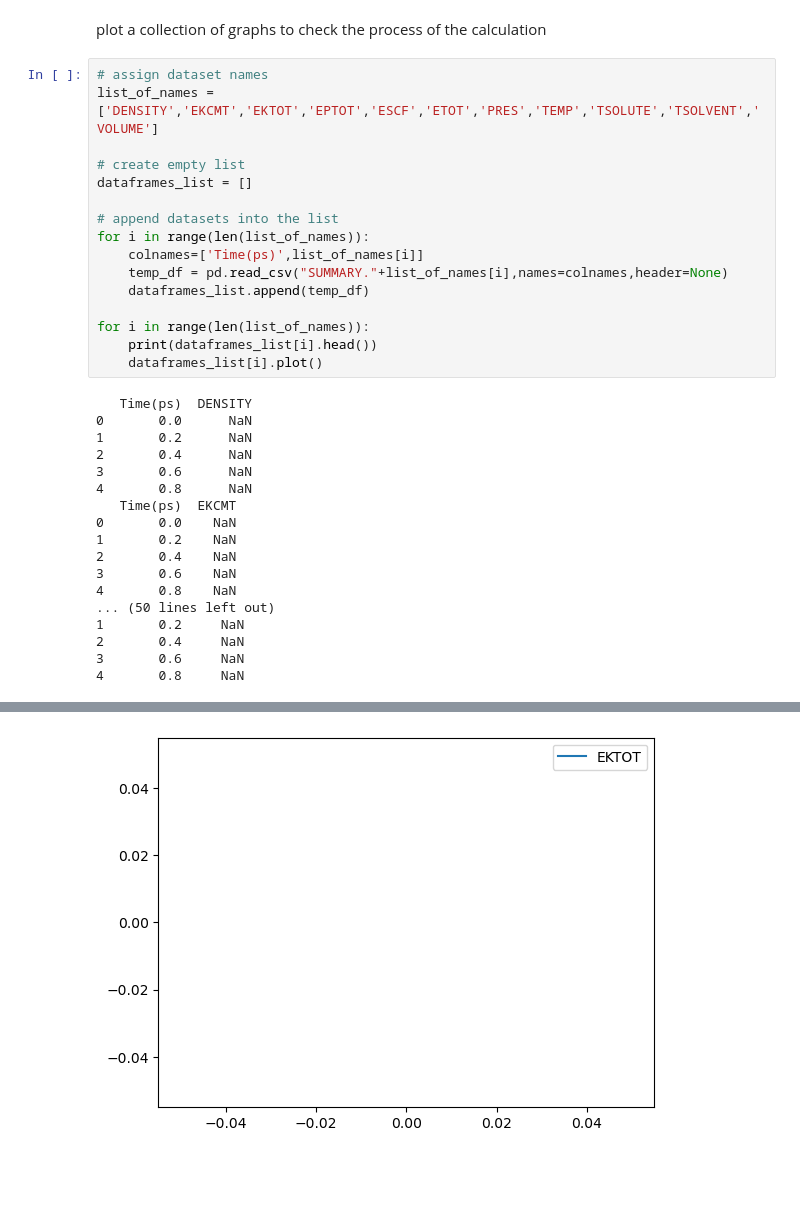
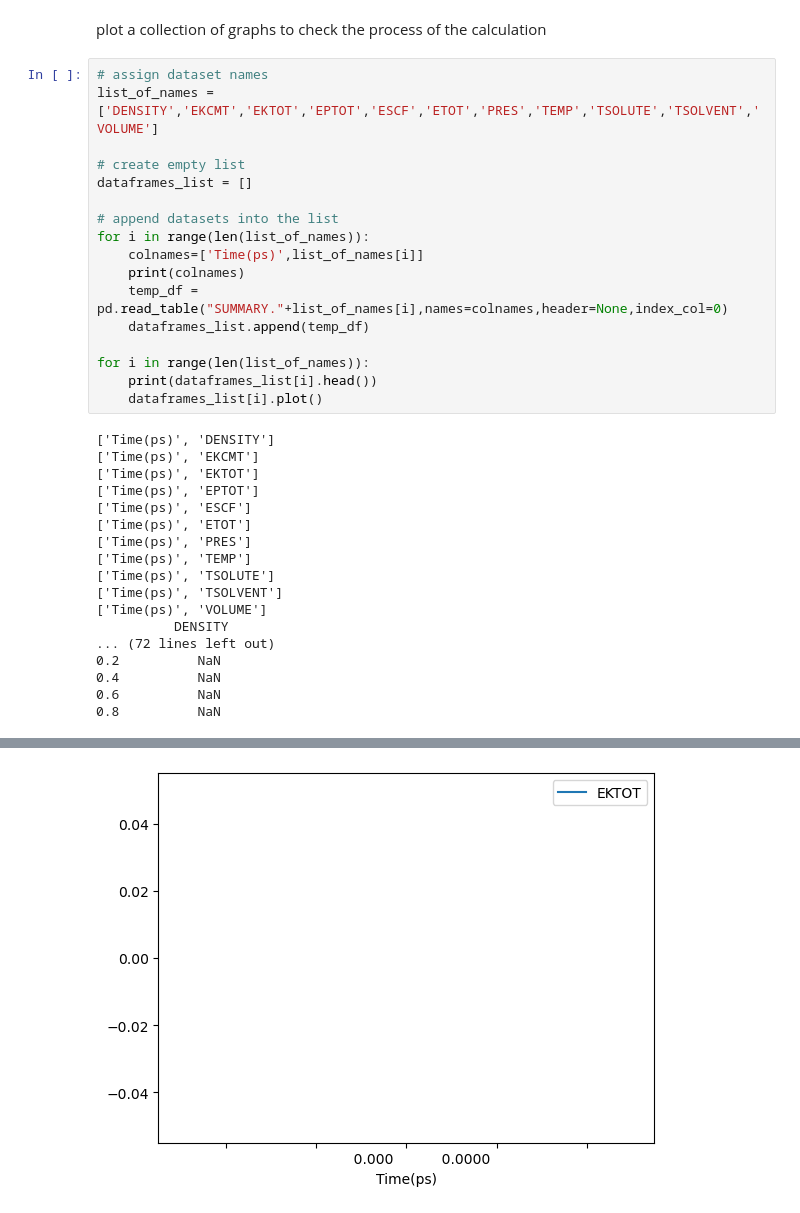
Before and after one commit to JordiVillaFreixa/Pau_TFG_DAO, a Jupyter notebook: analysis/mda_test2.ipynb, the cells around one changed output, grey strips where cells are left out. Cells and saved outputs as stored; diff of their text form; blank space fills up the shorter version.

```diff
--- a/analysis/mda_test2.ipynb
+++ b/analysis/mda_test2.ipynb
@@ -213,27 +213,28 @@ dataframes_list = []
 # append datasets into the list
 for i in range(len(list_of_names)):
     colnames=['Time(ps)',list_of_names[i]]
-    temp_df = pd.read_csv("SUMMARY."+list_of_names[i],names=colnames,header=None)
+    print(colnames)
+    temp_df = pd.read_table("SUMMARY."+list_of_names[i],names=colnames,header=None,index_col=0)
     dataframes_list.append(temp_df)
 
 for i in range(len(list_of_names)):
     print(dataframes_list[i].head())
     dataframes_list[i].plot()
 # %% [output]
-   Time(ps)  DENSITY
-0       0.0      NaN
-1       0.2      NaN
-2       0.4      NaN
-3       0.6      NaN
-4       0.8      NaN
-   Time(ps)  EKCMT
-0       0.0    NaN
-1       0.2    NaN
-2       0.4    NaN
-3       0.6    NaN
-4       0.8    NaN
-... (50 lines left out)
-1       0.2     NaN
-2       0.4     NaN
-3       0.6     NaN
-4       0.8     NaN
+['Time(ps)', 'DENSITY']
+['Time(ps)', 'EKCMT']
+['Time(ps)', 'EKTOT']
+['Time(ps)', 'EPTOT']
+['Time(ps)', 'ESCF']
+['Time(ps)', 'ETOT']
+['Time(ps)', 'PRES']
+['Time(ps)', 'TEMP']
+['Time(ps)', 'TSOLUTE']
+['Time(ps)', 'TSOLVENT']
+['Time(ps)', 'VOLUME']
+          DENSITY
+... (72 lines left out)
+0.2          NaN
+0.4          NaN
+0.6          NaN
+0.8          NaN
@@ -242 +243 @@ for i in range(len(list_of_names)):
-[figure, old version]
+[figure, new version]
```
Also changed, not shown: parts of 1 cell of this notebook, 1 other file.
